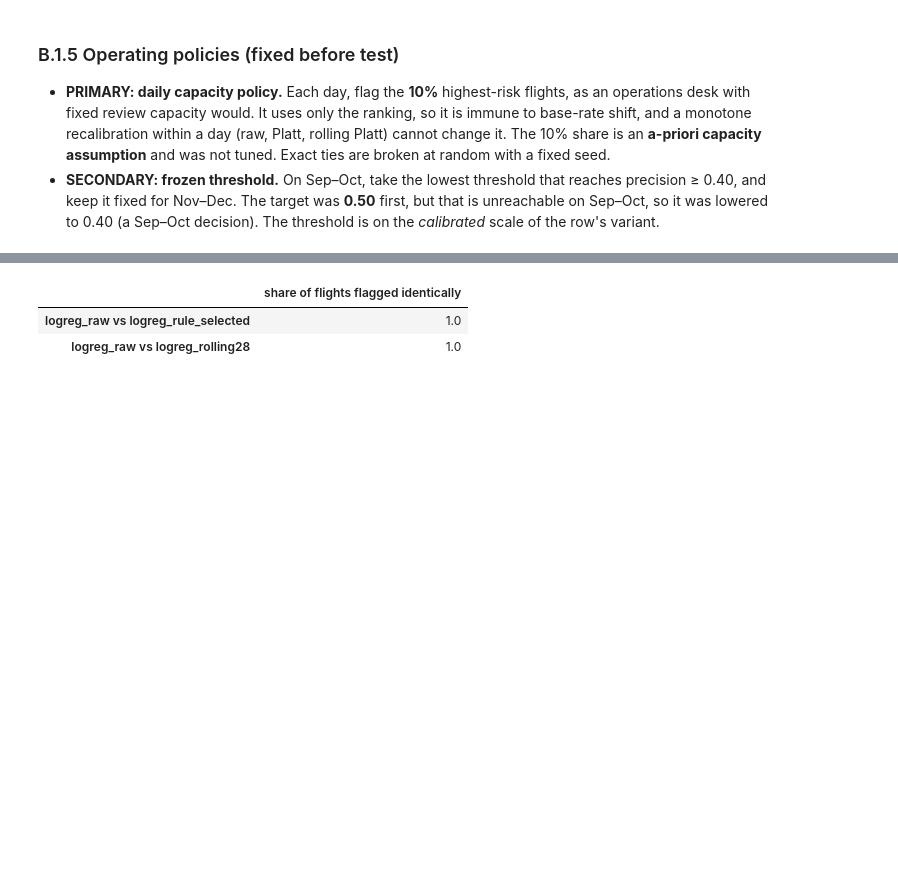
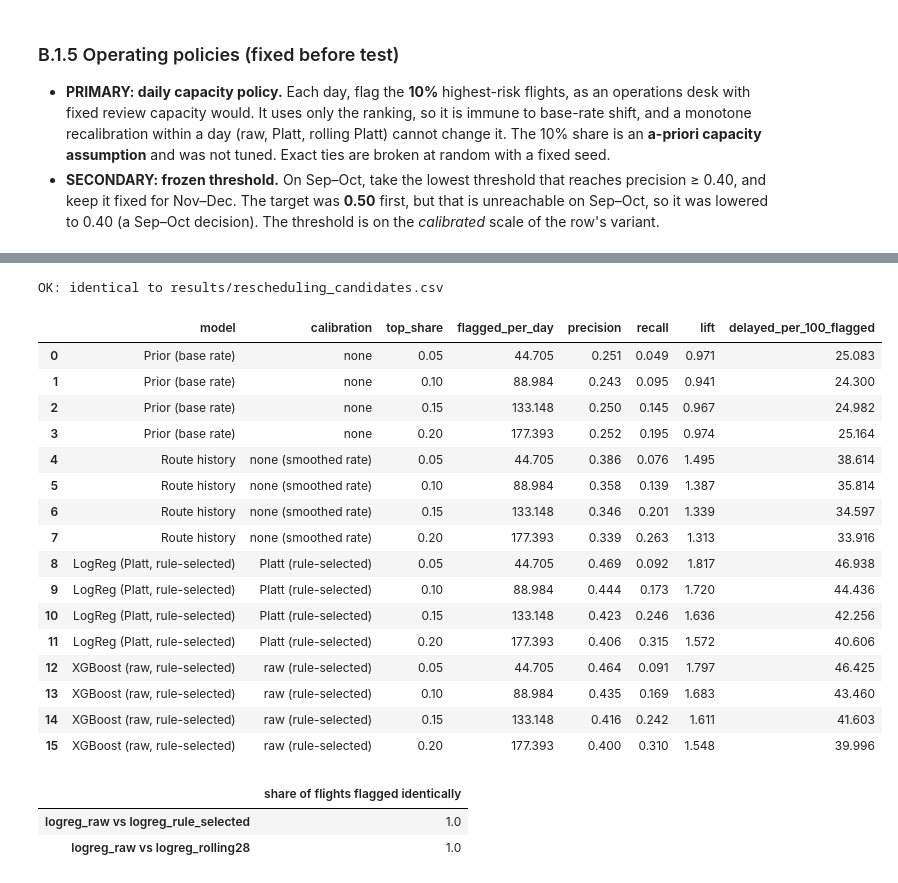
Before and after one commit to nipun1803/AeroCast-AI, a Jupyter notebook: notebooks/04_evaluation.ipynb, the cells around one changed output, grey strips where cells are left out. Cells and saved outputs as stored; diff of their text form; code cells hidden in the pictures; blank space fills up the shorter version.

```diff
--- a/notebooks/04_evaluation.ipynb
+++ b/notebooks/04_evaluation.ipynb
@@ -365,3 +371,26 @@ OK: identical to results/operating_policies.csv
+# %%
+resched = pipeline.rescheduling_candidates(labels, final_preds, choice)
+print(artefacts.assert_matches(resched, "rescheduling_candidates.csv"))
+resched[["model", "calibration", "top_share", "flagged_per_day", "precision", "recall", "lift", "delayed_per_100_flagged"]].round(3)
+# %% [output]
+OK: identical to results/rescheduling_candidates.csv
+|  | model | calibration | top_share | flagged_per_day | precision | recall | lift | delayed_per_100_flagged |
+| 0 | Prior (base rate) | none | 0.05 | 44.705 | 0.251 | 0.049 | 0.971 | 25.083 |
+| 1 | Prior (base rate) | none | 0.10 | 88.984 | 0.243 | 0.095 | 0.941 | 24.300 |
+| 2 | Prior (base rate) | none | 0.15 | 133.148 | 0.250 | 0.145 | 0.967 | 24.982 |
+| 3 | Prior (base rate) | none | 0.20 | 177.393 | 0.252 | 0.195 | 0.974 | 25.164 |
+| 4 | Route history | none (smoothed rate) | 0.05 | 44.705 | 0.386 | 0.076 | 1.495 | 38.614 |
+| 5 | Route history | none (smoothed rate) | 0.10 | 88.984 | 0.358 | 0.139 | 1.387 | 35.814 |
+| 6 | Route history | none (smoothed rate) | 0.15 | 133.148 | 0.346 | 0.201 | 1.339 | 34.597 |
+| 7 | Route history | none (smoothed rate) | 0.20 | 177.393 | 0.339 | 0.263 | 1.313 | 33.916 |
+| 8 | LogReg (Platt, rule-selected) | Platt (rule-selected) | 0.05 | 44.705 | 0.469 | 0.092 | 1.817 | 46.938 |
+| 9 | LogReg (Platt, rule-selected) | Platt (rule-selected) | 0.10 | 88.984 | 0.444 | 0.173 | 1.720 | 44.436 |
+| 10 | LogReg (Platt, rule-selected) | Platt (rule-selected) | 0.15 | 133.148 | 0.423 | 0.246 | 1.636 | 42.256 |
+| 11 | LogReg (Platt, rule-selected) | Platt (rule-selected) | 0.20 | 177.393 | 0.406 | 0.315 | 1.572 | 40.606 |
+| 12 | XGBoost (raw, rule-selected) | raw (rule-selected) | 0.05 | 44.705 | 0.464 | 0.091 | 1.797 | 46.425 |
+| 13 | XGBoost (raw, rule-selected) | raw (rule-selected) | 0.10 | 88.984 | 0.435 | 0.169 | 1.683 | 43.460 |
+| 14 | XGBoost (raw, rule-selected) | raw (rule-selected) | 0.15 | 133.148 | 0.416 | 0.242 | 1.611 | 41.603 |
+| 15 | XGBoost (raw, rule-selected) | raw (rule-selected) | 0.20 | 177.393 | 0.400 | 0.310 | 1.548 | 39.996 |
 # %%
 # the primary policy only depends on within-day ranks: raw / Platt / rolling Platt flag (almost) the same flights
 flag = {k: evaluate.flag_daily_top_share(labels.dates["test"], final_preds[k]["test"])
```
Also changed, not shown: parts of 2 cells of this notebook, 3 other files.
